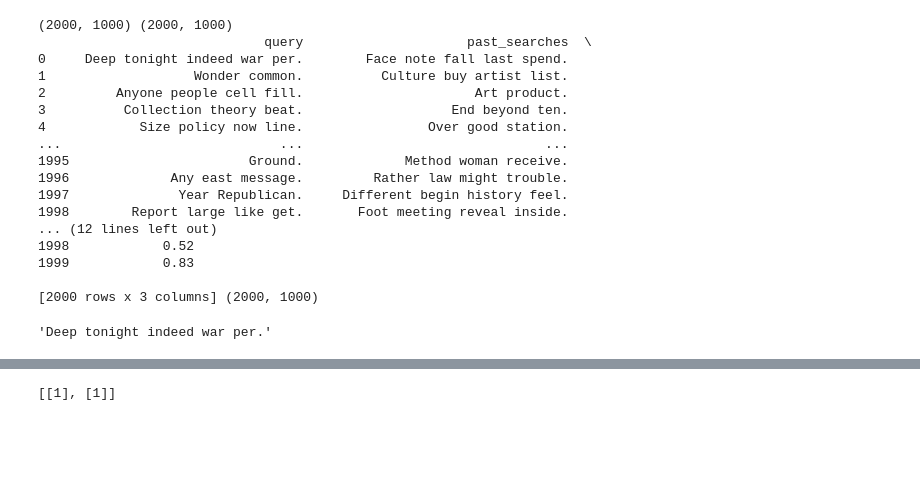
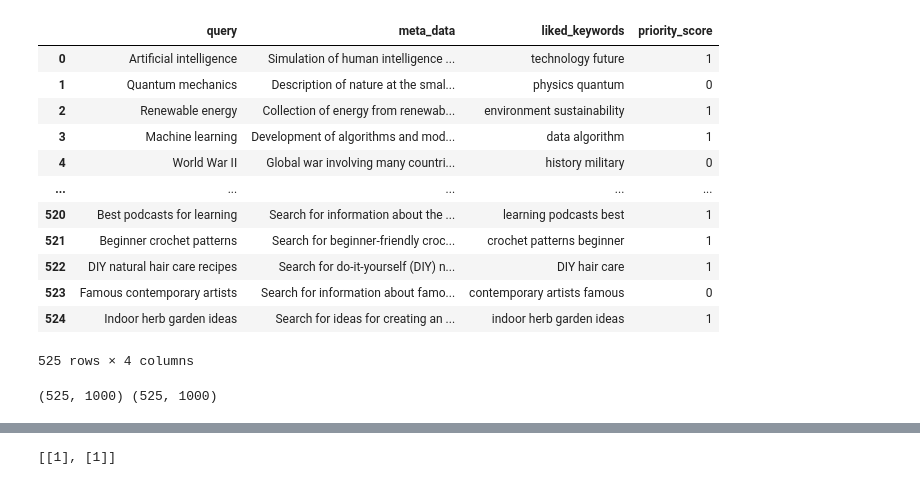
Before and after one commit to SandeepK1729/cse, a Jupyter notebook: model-dev/Noise Reduction in Web Data.ipynb, the cells around one changed output, grey strips where cells are left out. Cells and saved outputs as stored; diff of their text form; code cells hidden in the pictures; blank space fills up the shorter version.

```diff
--- a/model-dev/Noise Reduction in Web Data.ipynb
+++ b/model-dev/Noise Reduction in Web Data.ipynb
@@ -15,27 +39,49 @@ from tensorflow.keras.preprocessing.sequence  import pad_sequences
 
 records = 2000
 params  = 1000
+# %%
+# Load the dataset
+data = pd.read_csv('dataset/Meta -2.csv')
+
+def func(x):
+    return ' '.join(
+        x[2:-2].split("', '")
+    )
+data['liked_keywords'] = data['liked_keywords'].apply(func)
+data['priority_score'] /= 100
+
+data['priority_score'] = data['priority_score'].apply(lambda x: 1 if x > 0.7 else 0)
+data
+# print(help(data['priority_score'].apply))
+# data['priority_score'].describe()
+# %% [output]
+|  | query | meta_data | liked_keywords | priority_score |
+| 0 | Artificial intelligence | Simulation of human intelligence ... | technology future | 1 |
+| 1 | Quantum mechanics | Description of nature at the smal... | physics quantum | 0 |
+| 2 | Renewable energy | Collection of energy from renewab... | environment sustainability | 1 |
+| 3 | Machine learning | Development of algorithms and mod... | data algorithm | 1 |
+| 4 | World War II | Global war involving many countri... | history military | 0 |
+| ... | ... | ... | ... | ... |
+| 520 | Best podcasts for learning | Search for information about the ... | learning podcasts best | 1 |
+| 521 | Beginner crochet patterns | Search for beginner-friendly croc... | crochet patterns beginner | 1 |
+| 522 | DIY natural hair care recipes | Search for do-it-yourself (DIY) n... | DIY hair care | 1 |
+| 523 | Famous contemporary artists | Search for information about famo... | contemporary artists famous | 0 |
+| 524 | Indoor herb garden ideas | Search for ideas for creating an ... | indoor herb garden ideas | 1 |
+525 rows × 4 columns
 # %%
 # Load the dataset
-data = pd.read_csv('dataset/browsing_history_dataset.csv')
+# data = pd.read_csv('dataset/Meta -2.csv')
 
 data = data[:records]
 
-# Combine the query and past search results into a single text feature
-data['combined_text'] = data['query'] + ' ' + data['past_searches']
-
-# # Tokenize the text
-tokenizer = Tokenizer(num_words=10000, oov_token="<OOV>")
-tokenizer.fit_on_texts(data['combined_text'])
-
 # print(tokenizer, dir(tokenizer))
 # Assuming `data` is a DataFrame with columns 'query', 'likes', and 'priority_percentage'
-tokenizer = Tokenizer(num_words=10000, oov_token="<OOV>")
-tokenizer.fit_on_texts(data['query'] + ' ' + data['past_searches'])
+tokenizer = Tokenizer(num_words=10000, oov_token=None)
+tokenizer.fit_on_texts(data['query'] + ' ' + data['liked_keywords'])
 
 # Convert text to sequences
 query_sequences = tokenizer.texts_to_sequences(data['query'])
-likes_sequences = tokenizer.texts_to_sequences(data['past_searches'])
+likes_sequences = tokenizer.texts_to_sequences(data['liked_keywords'])
 
 # Pad sequences
 query_padded = pad_sequences(query_sequences, padding='post', maxlen = params)
@@ -43,31 +89,13 @@ likes_padded = pad_sequences(likes_sequences, padding='post', maxlen = params)
 
 
 print(query_padded.shape, likes_padded.shape)
-print(data[['query', 'past_searches', 'priority_score']], query_padded.shape)
+# print(data[['query', 'liked_keywords', 'priority_score']], query_padded.shape)
 # %% [output]
-(2000, 1000) (2000, 1000)
-                             query                     past_searches  \
-0     Deep tonight indeed war per.        Face note fall last spend.
-1                   Wonder common.          Culture buy artist list.
-2         Anyone people cell fill.                      Art product.
-3          Collection theory beat.                   End beyond ten.
-4            Size policy now line.                Over good station.
-...                            ...                               ...
-1995                       Ground.             Method woman receive.
-1996             Any east message.         Rather law might trouble.
-1997              Year Republican.     Different begin history feel.
-1998        Report large like get.       Foot meeting reveal inside.
-... (12 lines left out)
-1998            0.52
-1999            0.83
-
-[2000 rows x 3 columns] (2000, 1000)
+(525, 1000) (525, 1000)
 # %%
-query_sequences
-data['query'][0]
+# query_sequences
+# data['query'][0]
 # tokenizer.texts_to_sequences([data['query'][0]])
-# %% [output]
-'Deep tonight indeed war per.'
 # %%
 import tensorflow as tf
 from tensorflow.keras.models import Model
```
Also changed, not shown: parts of 37 cells of this notebook, 44 other files.
